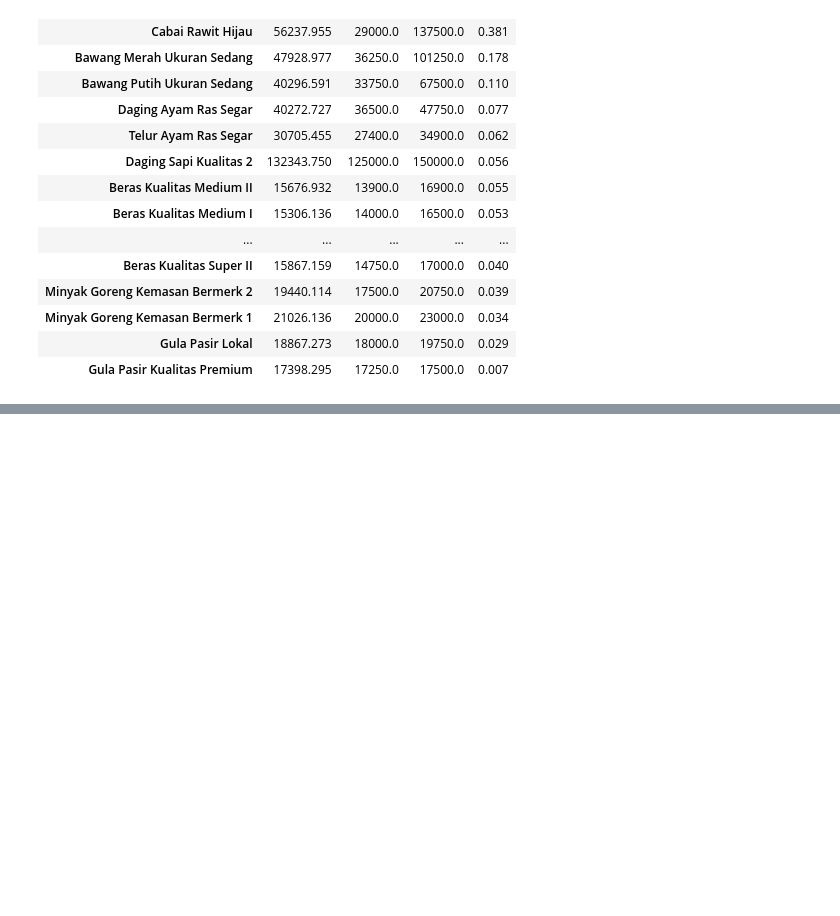
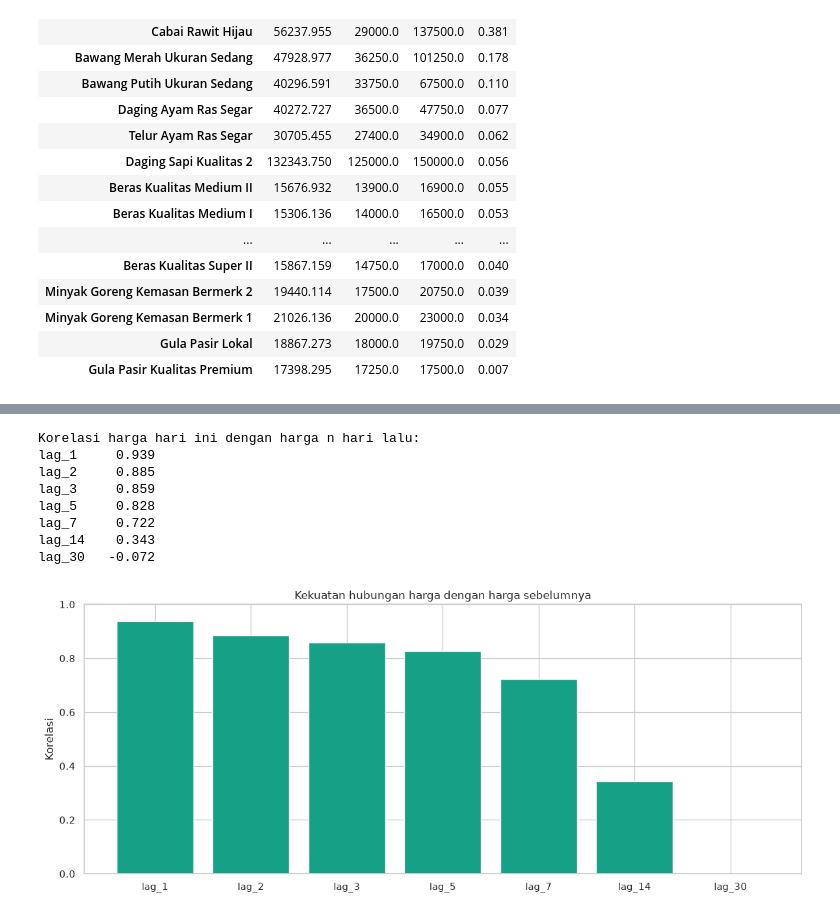
Before and after one commit to ciputrii21/food-price-intelligence, a Jupyter notebook: notebooks/01_eksplorasi.ipynb, the cells around one changed output, grey strips where cells are left out. Saved outputs shown, nothing was run; the diff lists cells and outputs as text; code cells hidden in the pictures; blank space fills up the shorter version.

```diff
--- a/notebooks/01_eksplorasi.ipynb
+++ b/notebooks/01_eksplorasi.ipynb
@@ -83,0 +105,28 @@ ringkas[["rata", "terendah", "tertinggi", "cv"]]
+# %%
+cabai_ts = cabai.sort_values("tanggal").set_index("tanggal")["harga"].astype(float)
+
+lag_test = pd.DataFrame({"harga": cabai_ts})
+for n in [1,2,3,5,7,14,30]:
+    lag_test[f"lag_{n}"] = cabai_ts.shift(n)
+
+korelasi = lag_test.corr()["harga"].drop("harga").round(3)
+print("Korelasi harga hari ini dengan harga n hari lalu:")
+print(korelasi.to_string())
+
+fig, ax = plt.subplots()
+ax.bar(korelasi.index, korelasi.values, color="#16a085")
+ax.set_ylim(0, 1)
+ax.set_title("Kekuatan hubungan harga dengan harga sebelumnya")
+ax.set_ylabel("Korelasi")
+plt.tight_layout()
+plt.show()
+# %% [output]
+Korelasi harga hari ini dengan harga n hari lalu:
+lag_1     0.939
+lag_2     0.885
+lag_3     0.859
+lag_5     0.828
+lag_7     0.722
+lag_14    0.343
+lag_30   -0.072
+[figure, added]
```
Also changed, not shown: parts of 1 cell of this notebook.
